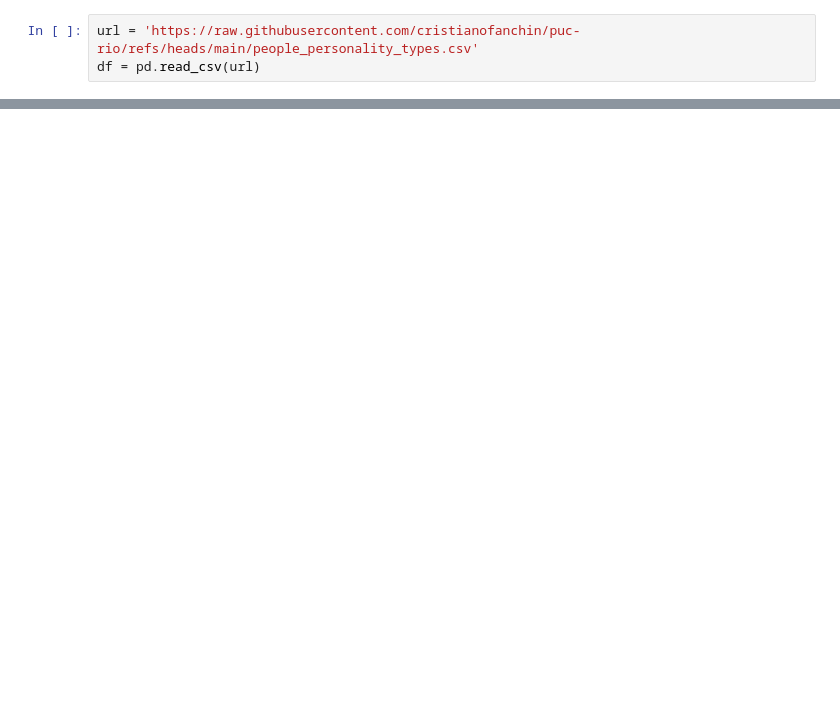
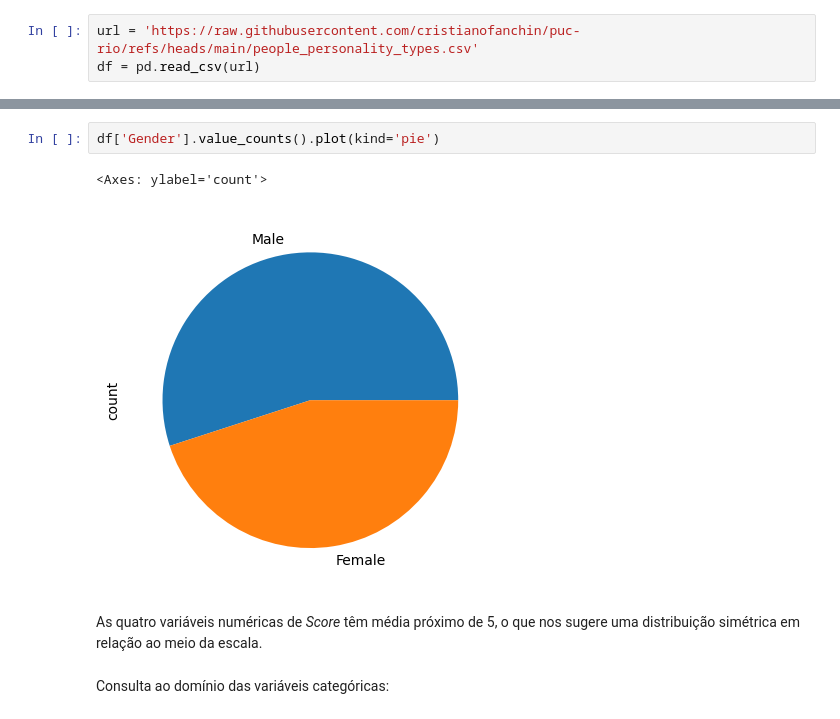
Before and after one commit to cristianofanchin/puc-rio, a Jupyter notebook: MVP_Sprint_ADBP.ipynb, the cells around one changed output, grey strips where cells are left out. Drawn from its saved outputs; the diff is of its cells as text; blank space fills up the shorter version.

```diff
--- a/MVP_Sprint_ADBP.ipynb
+++ b/MVP_Sprint_ADBP.ipynb
@@ -26,0 +218,9 @@ df.duplicated().sum()
+# %%
+df['Gender'].value_counts().plot(kind='pie')
+# %% [output]
+<Axes: ylabel='count'>
+[figure, added]
+# %% [markdown]
+As quatro variáveis numéricas de *Score* têm média próximo de 5, o que nos sugere uma distribuição simétrica em relação ao meio da escala.
+# %% [markdown]
+Consulta ao domínio das variáveis categóricas:
```
Also changed, not shown: parts of 30 cells of this notebook.
